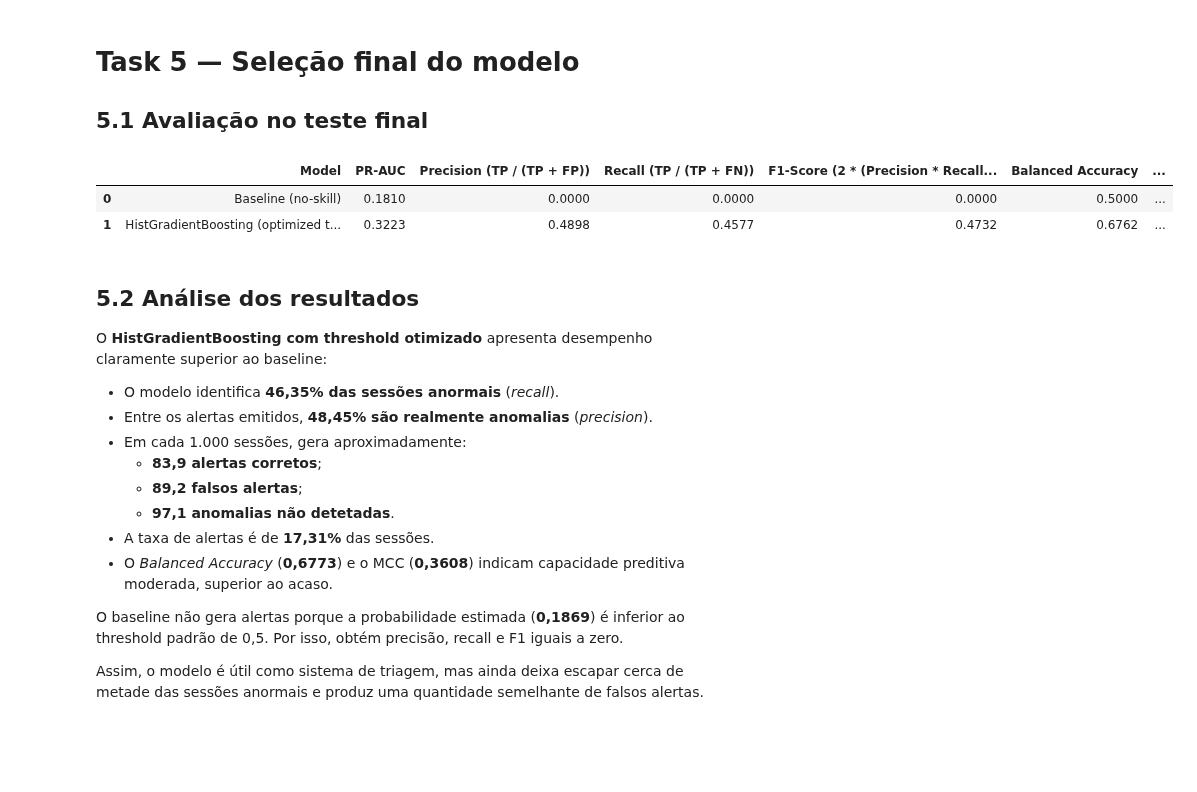
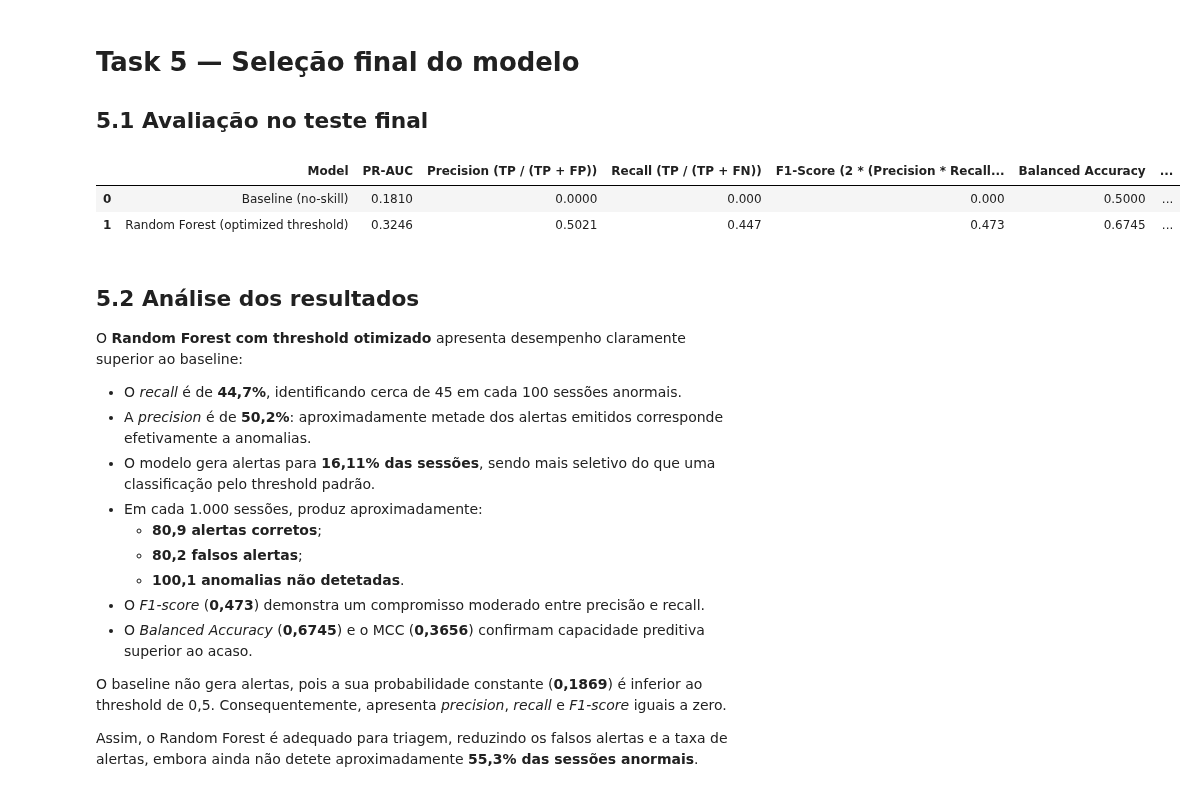
Before and after one commit to RaphaelMoragas/Minera-o_de_Dados_MEI, a Jupyter notebook: Projeto_Final/Projeto_MINDD_Final.ipynb, the cells around one changed output. Drawn from its saved outputs; the diff is of its cells as text; code cells hidden in the pictures; blank space fills up the shorter version.

```diff
--- a/Projeto_Final/Projeto_MINDD_Final.ipynb
+++ b/Projeto_Final/Projeto_MINDD_Final.ipynb
@@ -2699 +2644,12 @@ F1-score temporal OOF: 0.5483775451552784
+# %%
+pipeline_hgb_tuning = make_pipeline(
+    criar_prep(grupo_3, False),
+    HistGradientBoostingClassifier(
+        class_weight='balanced',
+        early_stopping=True,
+        random_state=42
+    )
+)
+
+cross_val_f1_hgb = cross_val_score(pipeline_hgb_tuning, treino[grupo_3], treino['is_Abnormal'], cv=tss, scoring='f1', n_jobs=-1)
 # %%
@@ -2751 +2733,3 @@ Melhor pontuação (f1): 0.5243473595848754
+# %%
+melhor_modelo = grid_hgb.best_estimator_
 # %%
@@ -2842,0 +2808,19 @@ modelo_final = melhor_modelo_hgb
+# %%
+melhor_modelo = grid_rf.best_estimator_
+
+prep = melhor_modelo.named_steps[
+    'columntransformer'
+]
+
+rf = melhor_modelo.named_steps[
+    'randomforestclassifier'
+]
+
+nomes_variaveis = prep.get_feature_names_out()
+
+importancias = pd.DataFrame({
+    'Variável': nomes_variaveis,
+    'Importância': rf.feature_importances_
+}).sort_values('Importância', ascending=False)
+
+display(importancias.round(4))
@@ -2869,48 +2871,49 @@ def avaliar_modelo_final(y_true, y_pred, threshold, model_name):
     }
 # %%
 treino, teste = dividir_treino_teste(df, prop_treino=0.8)
-melhor_modelo_final = clone(melhor_modelo_hgb)
+melhor_modelo_final = clone(melhor_modelo)
 
 X_treino = treino[grupo_3]
 y_treino = treino['is_Abnormal']
 X_teste = teste[grupo_3]
 y_teste = teste['is_Abnormal']
 
 baseline = DummyClassifier(strategy="prior")
 baseline.fit(X_treino, y_treino)
 y_pred_baseline = baseline.predict_proba(X_teste)[:, 1]
 
 baseline_metrics = avaliar_modelo_final(
     y_teste, y_pred_baseline, 0.5, "Baseline (no-skill)"
 )
 
 melhor_modelo_final.fit(X_treino, y_treino)
 y_pred_teste = melhor_modelo_final.predict_proba(X_teste)[:, 1]
 
 final_metrics = avaliar_modelo_final(
-    y_teste, y_pred_teste, melhor_threshold_hgb, "HistGradientBoosting (optimized threshold)"
+    y_teste, y_pred_teste, melhor_threshold, "Random Forest (optimized threshold)"
 )
 
 metrics = pd.DataFrame([baseline_metrics, final_metrics])
 display(metrics.round(4))
 # %% [output]
 |  | Model | PR-AUC | Precision (TP / (TP + FP)) | Recall (TP / (TP + FN)) | F1-Score (2 * (Precision * Recall... | Balanced Accuracy | ... |
-| 0 | Baseline (no-skill) | 0.1810 | 0.0000 | 0.0000 | 0.0000 | 0.5000 | ... |
-| 1 | HistGradientBoosting (optimized t... | 0.3223 | 0.4898 | 0.4577 | 0.4732 | 0.6762 | ... |
+| 0 | Baseline (no-skill) | 0.1810 | 0.0000 | 0.000 | 0.000 | 0.5000 | ... |
+| 1 | Random Forest (optimized threshold) | 0.3246 | 0.5021 | 0.447 | 0.473 | 0.6745 | ... |
 # %% [markdown]
 ## 5.2 Análise dos resultados
 
-O **HistGradientBoosting com threshold otimizado** apresenta desempenho claramente superior ao baseline:
+O **Random Forest com threshold otimizado** apresenta desempenho claramente superior ao baseline:
 
-- O modelo identifica **46,35% das sessões anormais** (*recall*).
-- Entre os alertas emitidos, **48,45% são realmente anomalias** (*precision*).
-- Em cada 1.000 sessões, gera aproximadamente:
-    - **83,9 alertas corretos**;
-    - **89,2 falsos alertas**;
-    - **97,1 anomalias não detetadas**.
-- A taxa de alertas é de **17,31%** das sessões.
-- O *Balanced Accuracy* (**0,6773**) e o MCC (**0,3608**) indicam capacidade preditiva moderada, superior ao acaso.
+- O *recall* é de **44,7%**, identificando cerca de 45 em cada 100 sessões anormais.
+- A *precision* é de **50,2%**: aproximadamente metade dos alertas emitidos corresponde efetivamente a anomalias.
+- O modelo gera alertas para **16,11% das sessões**, sendo mais seletivo do que uma classificação pelo threshold padrão.
+- Em cada 1.000 sessões, produz aproximadamente:
+    - **80,9 alertas corretos**;
+    - **80,2 falsos alertas**;
+    - **100,1 anomalias não detetadas**.
+- O *F1-score* (**0,473**) demonstra um compromisso moderado entre precisão e recall.
+- O *Balanced Accuracy* (**0,6745**) e o MCC (**0,3656**) confirmam capacidade preditiva superior ao acaso.
 
-O baseline não gera alertas porque a probabilidade estimada (**0,1869**) é inferior ao threshold padrão de 0,5. Por isso, obtém precisão, recall e F1 iguais a zero.
+O baseline não gera alertas, pois a sua probabilidade constante (**0,1869**) é inferior ao threshold de 0,5. Consequentemente, apresenta *precision*, *recall* e *F1-score* iguais a zero.
 
-Assim, o modelo é útil como sistema de triagem, mas ainda deixa escapar cerca de metade das sessões anormais e produz uma quantidade semelhante de falsos alertas.
+Assim, o Random Forest é adequado para triagem, reduzindo os falsos alertas e a taxa de alertas, embora ainda não detete aproximadamente **55,3% das sessões anormais**.
```
Also changed, not shown: parts of 16 cells of this notebook, 3 other files.
